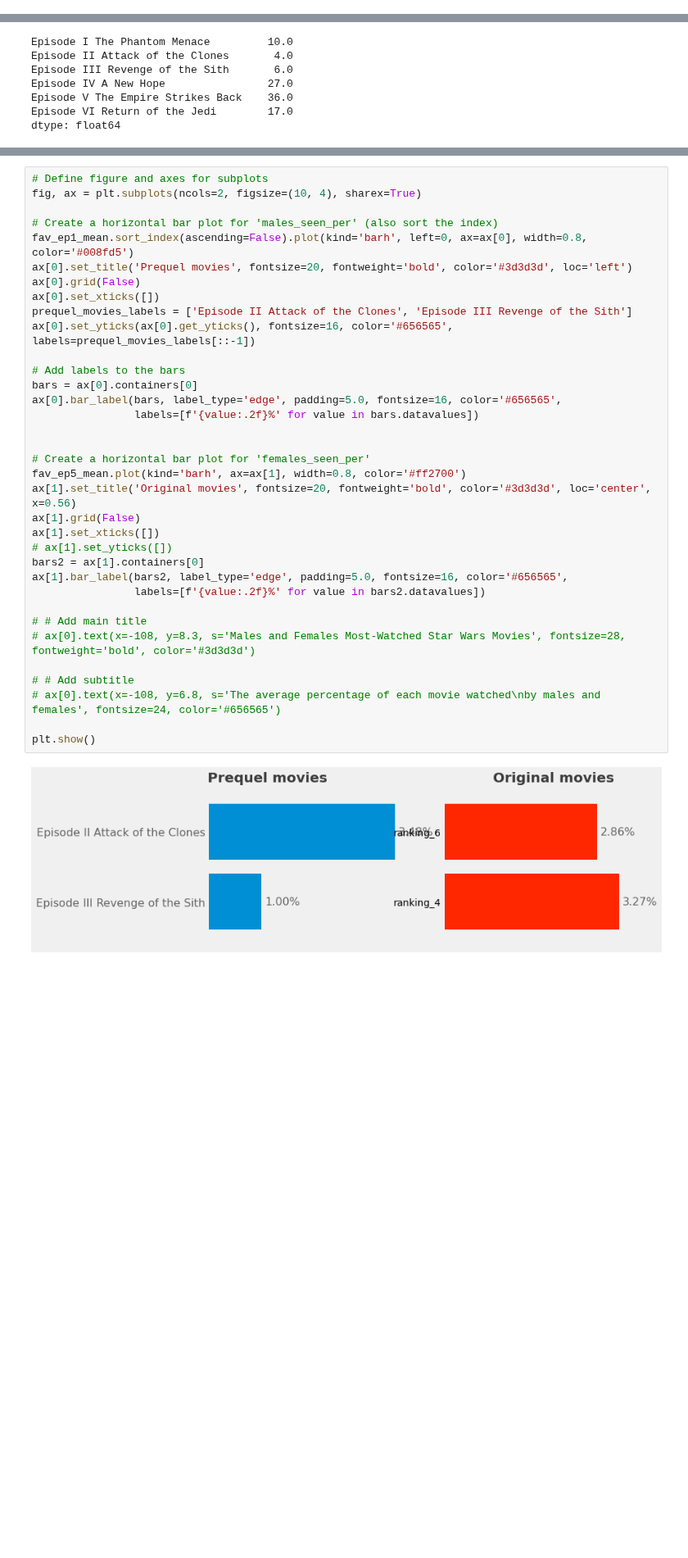
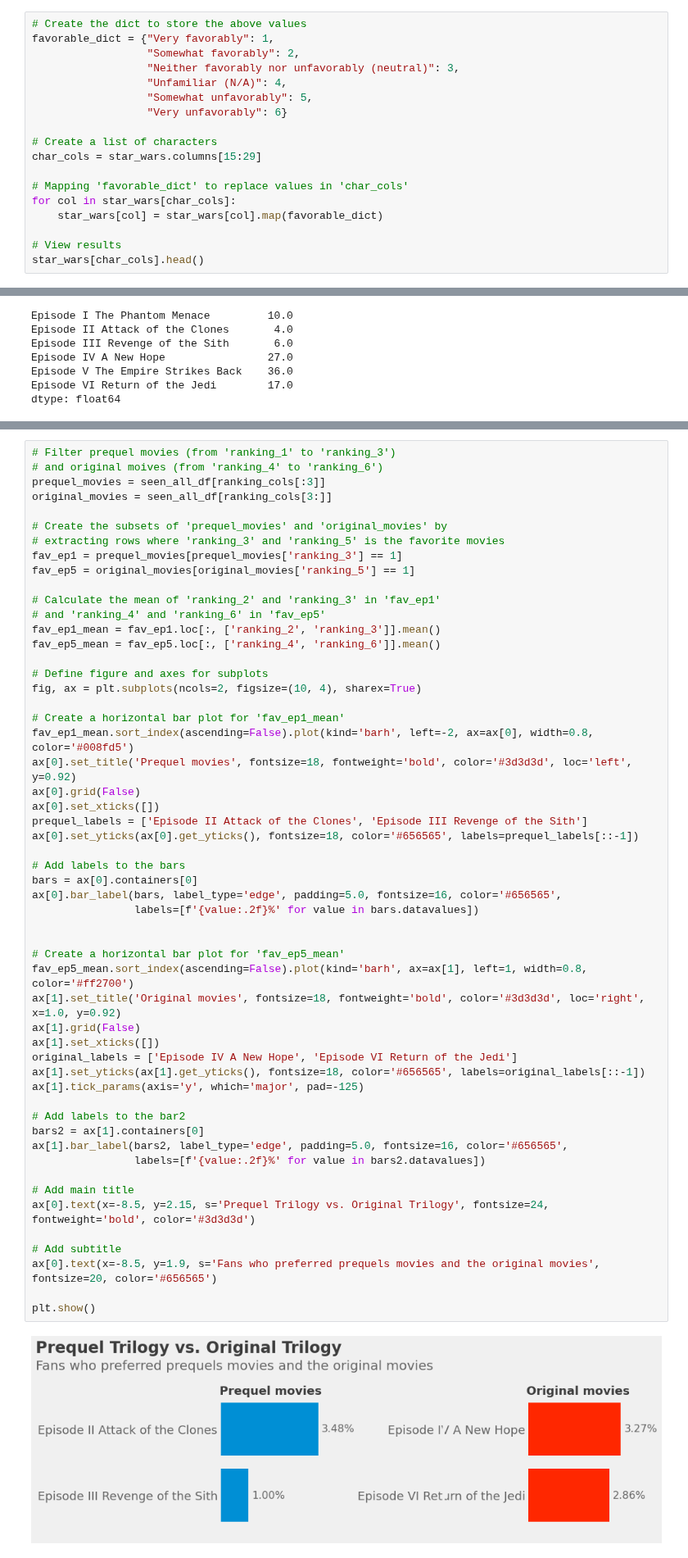
Before and after one commit to MuhammadAwon/datascience-projects, a Jupyter notebook: Projects/star-wars/star-wars-survey.ipynb, the cells around one changed output, grey strips where cells are left out. Shown at 82% size. Drawn from its saved outputs; the diff is of its cells as text; blank space fills up the shorter version.

Commit message:
best and worst character rating (star wars survey)

```diff
--- a/Projects/star-wars/star-wars-survey.ipynb
+++ b/Projects/star-wars/star-wars-survey.ipynb
@@ -365,0 +377,18 @@ star_wars.iloc[:, 15:29].head(3)
+# %%
+# Create the dict to store the above values
+favorable_dict = {"Very favorably": 1,
+                  "Somewhat favorably": 2,
+                  "Neither favorably nor unfavorably (neutral)": 3,
+                  "Unfamiliar (N/A)": 4,
+                  "Somewhat unfavorably": 5,
+                  "Very unfavorably": 6}
+
+# Create a list of characters
+char_cols = star_wars.columns[15:29]
+
+# Mapping 'favorable_dict' to replace values in 'char_cols'
+for col in star_wars[char_cols]:
+    star_wars[col] = star_wars[col].map(favorable_dict)
+
+# View results
+star_wars[char_cols].head()
@@ -750,37 +767,56 @@ dtype: float64
 # %%
+# Filter prequel movies (from 'ranking_1' to 'ranking_3')
+# and original moives (from 'ranking_4' to 'ranking_6')
+prequel_movies = seen_all_df[ranking_cols[:3]]
+original_movies = seen_all_df[ranking_cols[3:]]
+
+# Create the subsets of 'prequel_movies' and 'original_movies' by
+# extracting rows where 'ranking_3' and 'ranking_5' is the favorite movies
+fav_ep1 = prequel_movies[prequel_movies['ranking_3'] == 1]
+fav_ep5 = original_movies[original_movies['ranking_5'] == 1]
+
+# Calculate the mean of 'ranking_2' and 'ranking_3' in 'fav_ep1'
+# and 'ranking_4' and 'ranking_6' in 'fav_ep5'
+fav_ep1_mean = fav_ep1.loc[:, ['ranking_2', 'ranking_3']].mean()
+fav_ep5_mean = fav_ep5.loc[:, ['ranking_4', 'ranking_6']].mean()
+
 # Define figure and axes for subplots
 fig, ax = plt.subplots(ncols=2, figsize=(10, 4), sharex=True)
 
-# Create a horizontal bar plot for 'males_seen_per' (also sort the index)
-fav_ep1_mean.sort_index(ascending=False).plot(kind='barh', left=0, ax=ax[0], width=0.8, color='#008fd5')
-ax[0].set_title('Prequel movies', fontsize=20, fontweight='bold', color='#3d3d3d', loc='left')
+# Create a horizontal bar plot for 'fav_ep1_mean'
+fav_ep1_mean.sort_index(ascending=False).plot(kind='barh', left=-2, ax=ax[0], width=0.8, color='#008fd5')
+ax[0].set_title('Prequel movies', fontsize=18, fontweight='bold', color='#3d3d3d', loc='left', y=0.92)
 ax[0].grid(False)
 ax[0].set_xticks([])
-prequel_movies_labels = ['Episode II Attack of the Clones', 'Episode III Revenge of the Sith']
-ax[0].set_yticks(ax[0].get_yticks(), fontsize=16, color='#656565', labels=prequel_movies_labels[::-1])
+prequel_labels = ['Episode II Attack of the Clones', 'Episode III Revenge of the Sith']
+ax[0].set_yticks(ax[0].get_yticks(), fontsize=18, color='#656565', labels=prequel_labels[::-1])
 
 # Add labels to the bars
 bars = ax[0].containers[0]
 ax[0].bar_label(bars, label_type='edge', padding=5.0, fontsize=16, color='#656565',
                 labels=[f'{value:.2f}%' for value in bars.datavalues])
 
 
-# Create a horizontal bar plot for 'females_seen_per'
-fav_ep5_mean.plot(kind='barh', ax=ax[1], width=0.8, color='#ff2700')
-ax[1].set_title('Original movies', fontsize=20, fontweight='bold', color='#3d3d3d', loc='center', x=0.56)
+# Create a horizontal bar plot for 'fav_ep5_mean'
+fav_ep5_mean.sort_index(ascending=False).plot(kind='barh', ax=ax[1], left=1, width=0.8, color='#ff2700')
+ax[1].set_title('Original movies', fontsize=18, fontweight='bold', color='#3d3d3d', loc='right', x=1.0, y=0.92)
 ax[1].grid(False)
 ax[1].set_xticks([])
-# ax[1].set_yticks([])
+original_labels = ['Episode IV A New Hope', 'Episode VI Return of the Jedi']
+ax[1].set_yticks(ax[1].get_yticks(), fontsize=18, color='#656565', labels=original_labels[::-1])
+ax[1].tick_params(axis='y', which='major', pad=-125)
+
+# Add labels to the bar2
 bars2 = ax[1].containers[0]
 ax[1].bar_label(bars2, label_type='edge', padding=5.0, fontsize=16, color='#656565',
                 labels=[f'{value:.2f}%' for value in bars2.datavalues])
 
-# # Add main title
-# ax[0].text(x=-108, y=8.3, s='Males and Females Most-Watched Star Wars Movies', fontsize=28, fontweight='bold', color='#3d3d3d')
+# Add main title
+ax[0].text(x=-8.5, y=2.15, s='Prequel Trilogy vs. Original Trilogy', fontsize=24, fontweight='bold', color='#3d3d3d')
 
-# # Add subtitle
-# ax[0].text(x=-108, y=6.8, s='The average percentage of each movie watched\nby males and females', fontsize=24, color='#656565')
+# Add subtitle
+ax[0].text(x=-8.5, y=1.9, s='Fans who preferred prequels movies and the original movies', fontsize=20, color='#656565')
 
 plt.show()
 # %% [output]
-[figure, old version]
+[figure, new version]
```
Also changed, not shown: parts of 24 cells of this notebook.
